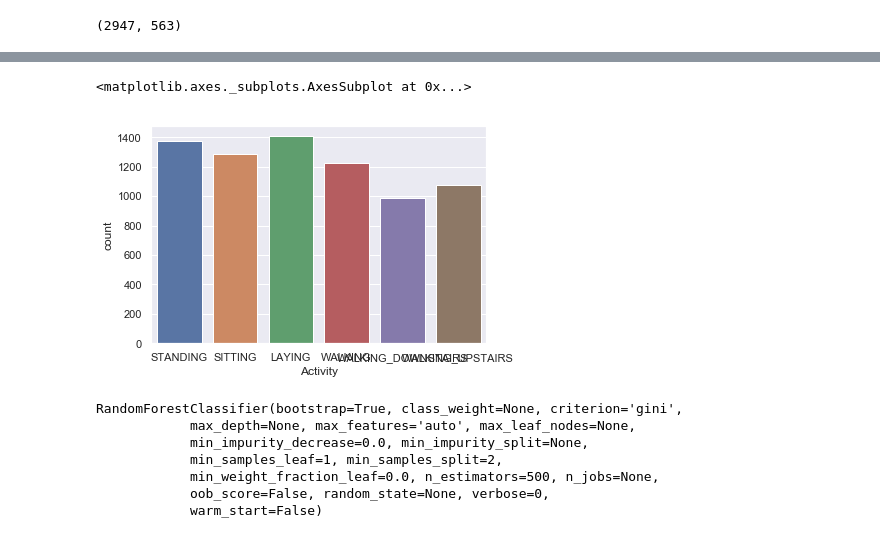
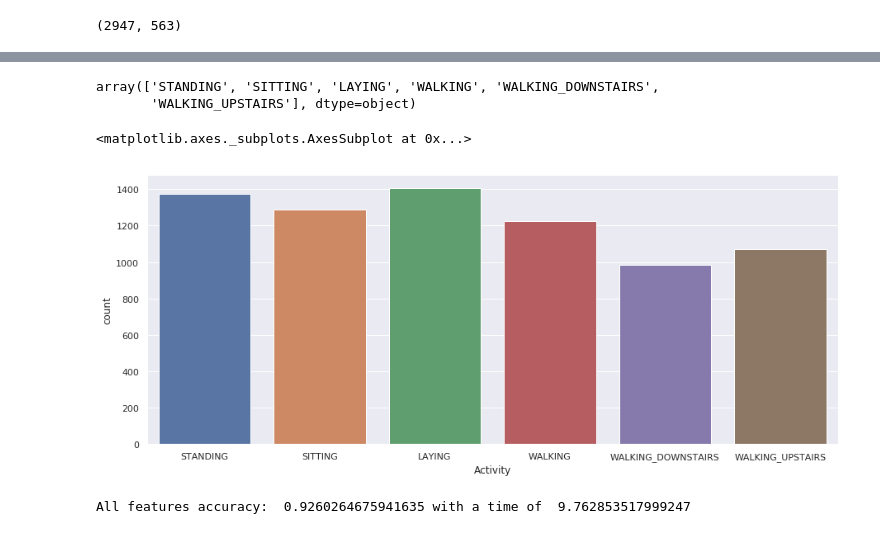
Before and after one commit to xiaohule/ML, a Jupyter notebook: modelisez-vos-donnees-avec-les-methodes-ensemblistes/tp-mesurez-la-puissance-des-forets-aleatoires.ipynb, the cells around one changed output, grey strips where cells are left out. Cells and saved outputs as stored; diff of their text form; code cells hidden in the pictures.

```diff
--- a/modelisez-vos-donnees-avec-les-methodes-ensemblistes/tp-mesurez-la-puissance-des-forets-aleatoires.ipynb
+++ b/modelisez-vos-donnees-avec-les-methodes-ensemblistes/tp-mesurez-la-puissance-des-forets-aleatoires.ipynb
@@ -24,9 +38,15 @@ array(['STANDING', 'SITTING', 'LAYING', 'WALKING', 'WALKING_DOWNSTAIRS',
+# %%
+train["Activity"].unique()
+# %% [output]
+array(['STANDING', 'SITTING', 'LAYING', 'WALKING', 'WALKING_DOWNSTAIRS',
+       'WALKING_UPSTAIRS'], dtype=object)
 # %%
-sns.set()
+# sns.set()
+sns.set(rc={'figure.figsize':(15,6)})
 sns.countplot(x="Activity", data=train)
 # %% [output]
 <matplotlib.axes._subplots.AxesSubplot at 0x...>
-[figure, old version]
+[figure, new version]
 # %%
 X_train, y_train = train.iloc[:,:-1], train.iloc[:,-1]
 X_test, y_test = test.iloc[:,:-1], test.iloc[:,-1]
@@ -35,10 +53,8 @@ rf = ensemble.RandomForestClassifier(500)
-# %%
-rf.fit(X_train,y_train)
-# %% [output]
-RandomForestClassifier(bootstrap=True, class_weight=None, criterion='gini',
-            max_depth=None, max_features='auto', max_leaf_nodes=None,
-            min_impurity_decrease=0.0, min_impurity_split=None,
-            min_samples_leaf=1, min_samples_split=2,
-            min_weight_fraction_leaf=0.0, n_estimators=500, n_jobs=None,
-            oob_score=False, random_state=None, verbose=0,
-            warm_start=False)
+# %%
+rf = ensemble.RandomForestClassifier(500, n_jobs=-1)
+start_time = timeit.default_timer()
+rf.fit(X_train,y_train)
+elapsed = timeit.default_timer() - start_time
+print("All features accuracy: ", metrics.accuracy_score(y_test, rf.predict(X_test)), "with a time of ", elapsed)
+# %% [output]
+All features accuracy:  0.9260264675941635 with a time of  9.762853517999247
```
Also changed, not shown: parts of 7 cells of this notebook, 1 other file.
